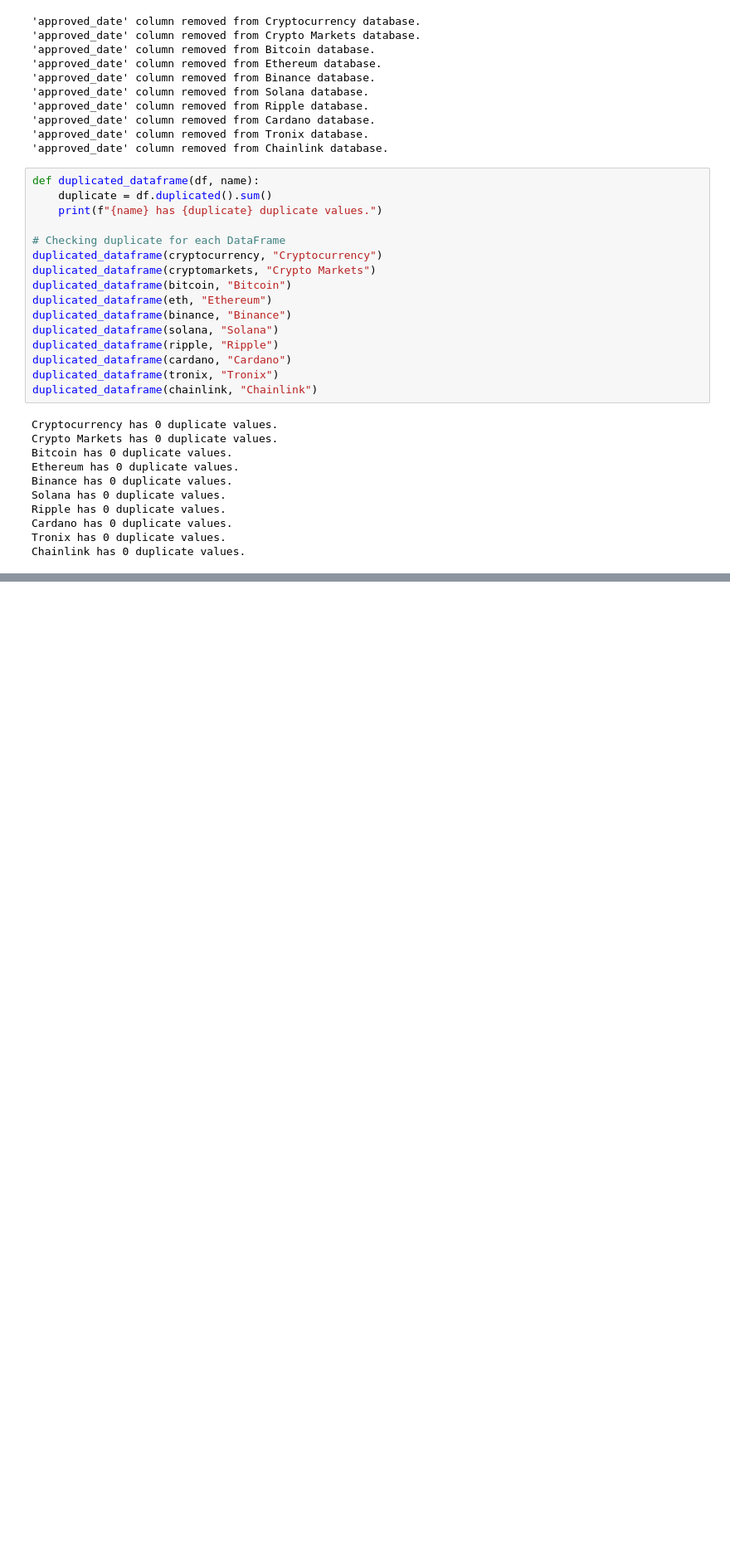
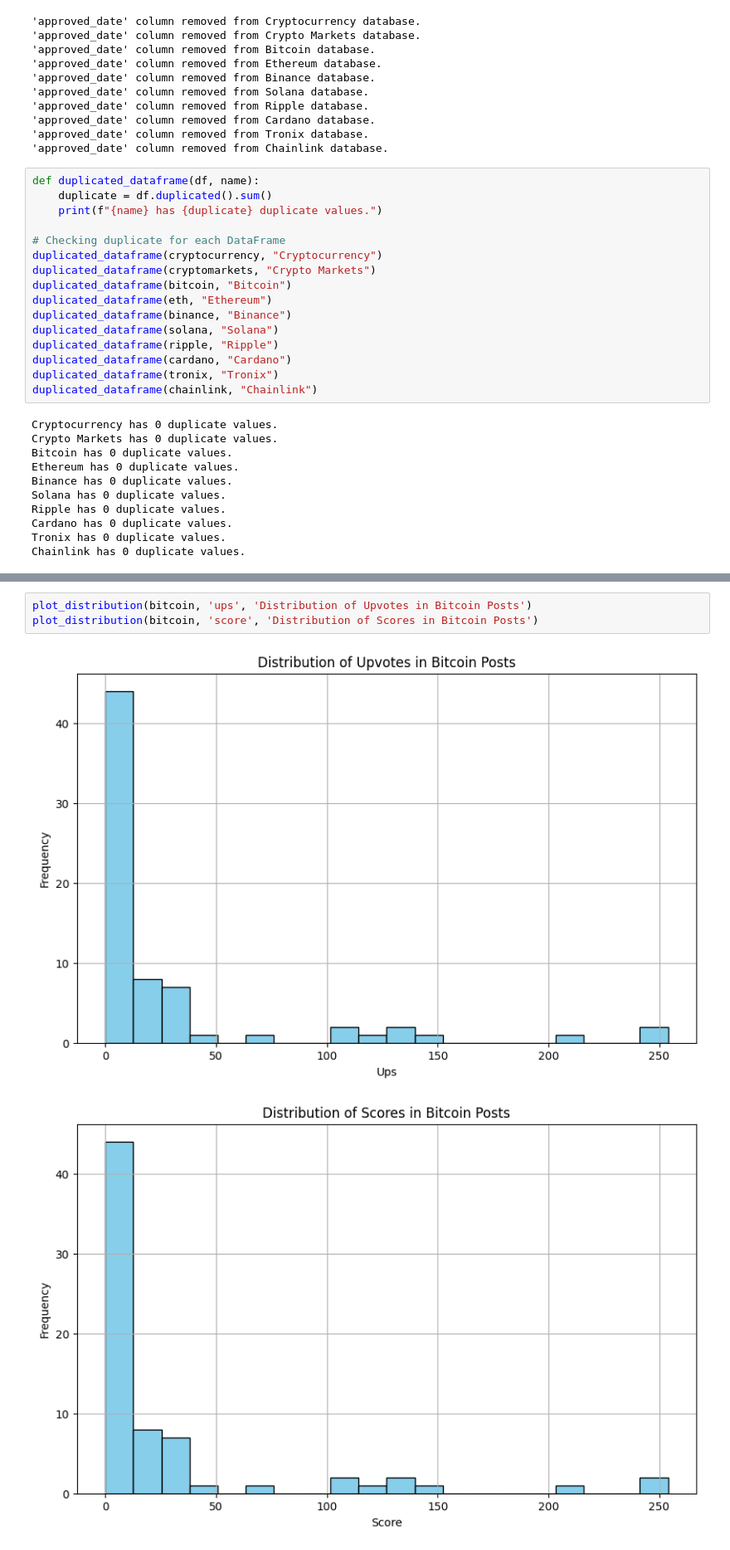
Before and after one commit to Ashahbazi90/ADS_509_Group5, a Jupyter notebook: text.ipynb, the cells around one changed output, grey strips where cells are left out. Shown at 83% size. Drawn from its saved outputs; the diff is of its cells as text; blank space fills up the shorter version.

```diff
--- a/text.ipynb
+++ b/text.ipynb
@@ -226,0 +277,6 @@ binance.duplicated().sum()
+# %%
+plot_distribution(bitcoin, 'ups', 'Distribution of Upvotes in Bitcoin Posts')
+plot_distribution(bitcoin, 'score', 'Distribution of Scores in Bitcoin Posts')
+# %% [output]
+[figure, added]
+[figure, added]
```
Also changed, not shown: parts of 23 cells of this notebook.
